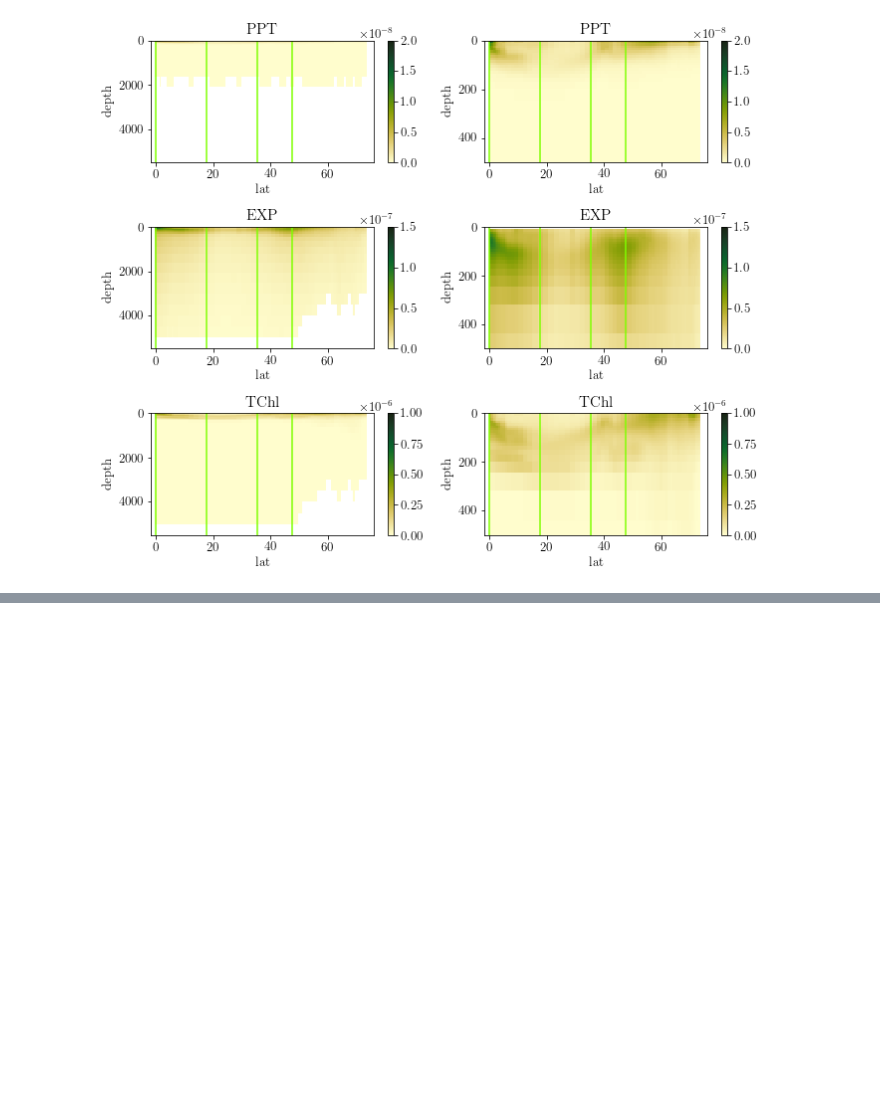
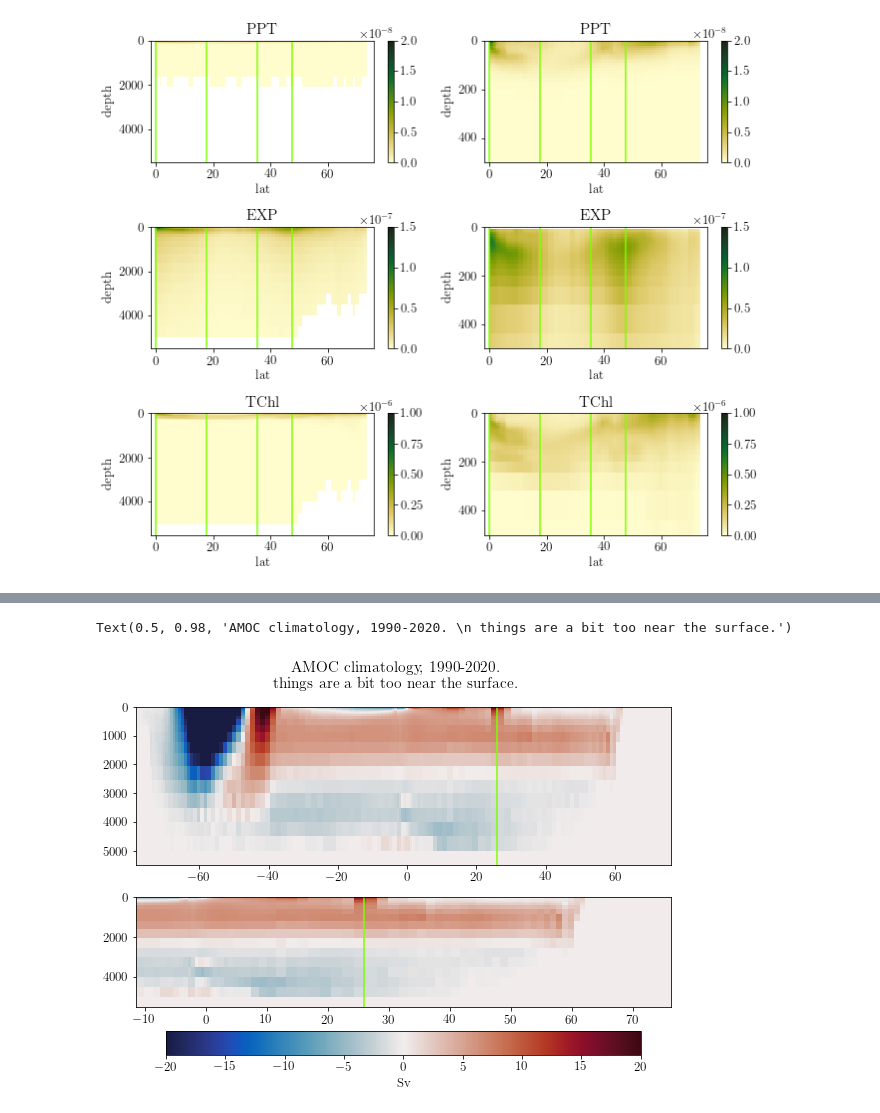
Before and after one commit to tjarnikova/AMOC-PLANKTOM, a Jupyter notebook: first-maps-ts.ipynb, the cells around one changed output, grey strips where cells are left out. Cells and saved outputs as stored; diff of their text form; code cells hidden in the pictures; blank space fills up the shorter version.

```diff
--- a/first-maps-ts.ipynb
+++ b/first-maps-ts.ipynb
@@ -688,0 +712,26 @@ GEA0_mocdat = xr.open_mfdataset(GEA0_moc)
+# %%
+AMOC_sf = w.zomsfatl.isel(x=0).mean(dim='time_counter')
+
+
+q = xr.open_dataset('/gpfs/home/mep22dku/scratch/ModelRuns/TOM12_TJ_RVA0/ORCA2_1m_19660101_19661231_ptrc_T.nc')
+nav_lat = q.nav_lat.isel(x=range(80,160)).\
+    mean(dim='x', skipna=True)
+dd = q.deptht.values
+
+fig, axs = plt.subplots(2,1, figsize=(12*fact, 8*fact), facecolor='w', edgecolor='k')
+axs = axs.ravel()
+axs[0].pcolormesh(nav_lat,dd,AMOC_sf, vmin = -20, vmax = 20, cmap = cm.balance)
+axs[0].invert_yaxis()
+
+q= axs[1].pcolormesh(nav_lat[60:-1],dd,AMOC_sf[:,60:-1], vmin = -20, vmax = 20, cmap = cm.balance)
+axs[1].invert_yaxis()
+
+
+axs[0].axvline(x = 26, color = 'chartreuse')
+axs[1].axvline(x = 26, color = 'chartreuse')
+plt.colorbar(q,orientation = 'horizontal', label = 'Sv', ax = axs[1])
+
+plt.suptitle('AMOC climatology, 1990-2020. \n things are a bit too near the surface.')
+# %% [output]
+Text(0.5, 0.98, 'AMOC climatology, 1990-2020. \n things are a bit too near the surface.')
+[figure, added]
```
Also changed, not shown: parts of 14 cells of this notebook, 1 other file.
